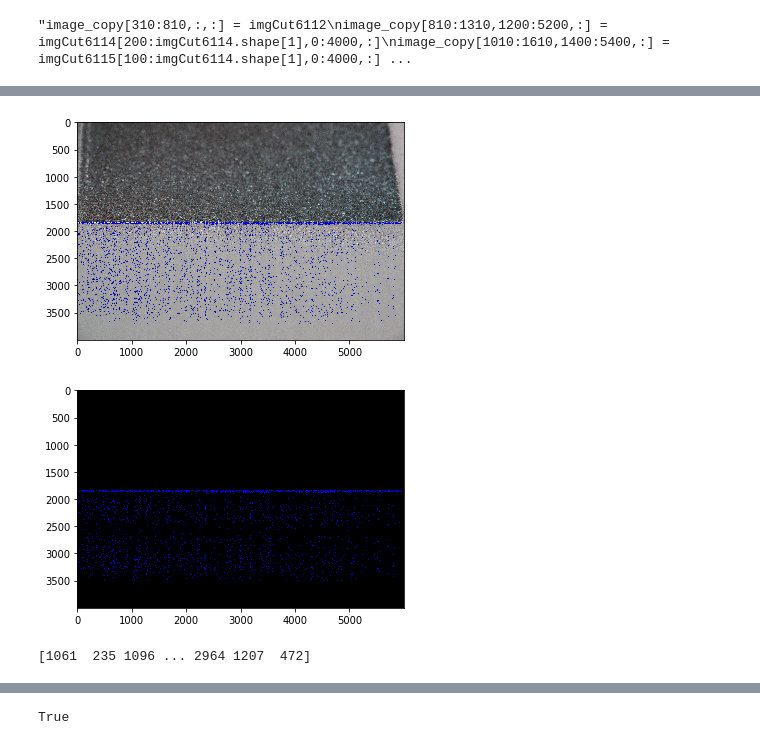
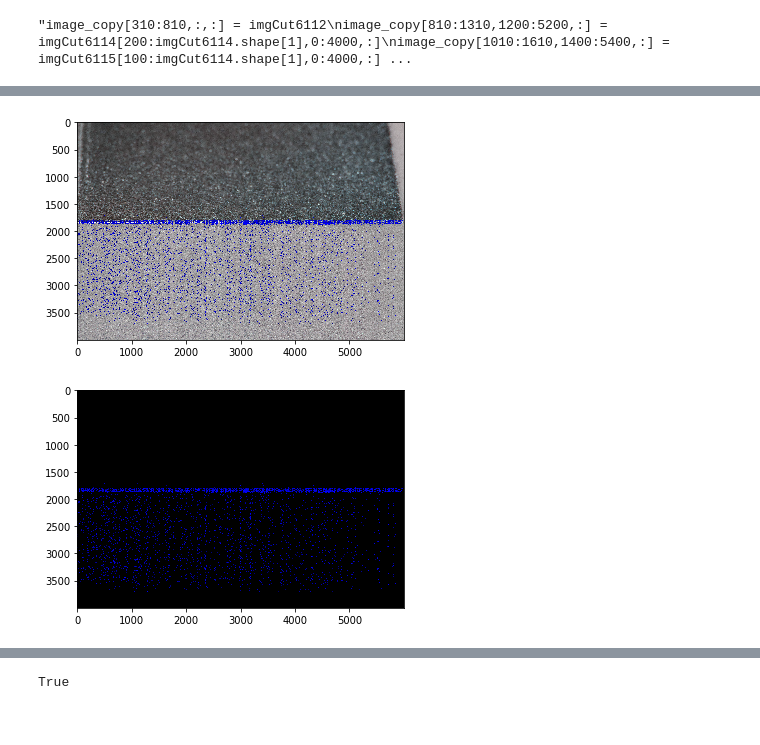
Before and after one commit to castrolin/image_proces, a Jupyter notebook: Combine_Figure.ipynb, the cells around one changed output, grey strips where cells are left out. Drawn from its saved outputs; the diff is of its cells as text; code cells hidden in the pictures.

```diff
--- a/Combine_Figure.ipynb
+++ b/Combine_Figure.ipynb
@@ -90,27 +91,27 @@ plt.show()
 # %%
-image_try = cv2.imread(r'image_spatter_area/6118.PNG')
+image_try = cv2.imread('final_result.jpg')
 n= 0
 for i in np.arange(1840,2340):
     for j in np.arange(0,image_try.shape[1]):
         if out_2[n,j,2]!= 0:
             image_try[i,j,:]=out_2[n,j,:]
     n=n+1
 for k in np.arange(1600,3300,100):
     n=0
     for i in np.arange(k,k+500):
         for j in np.arange(0,image_try.shape[1]):
             if out_1[n,j,2]!=0:
                 image_try[i,j,:]=out_1[n,j,:]
         n=n+1
 
 
 #cv2.imshow('image',image_try)
 #cv2.waitKey(0)
 
 plt.imshow(image_try)
 plt.show()
 # %% [output]
-[figure, old version]
+[figure, new version]
 # %%
 image_tt = image_try.copy()
 lower_red = np.array([0,120,70])
@@ -123,7 +124,7 @@ result_out[:,:,1]=0
 plt.imshow(result_out)
 plt.show()
 # %% [output]
-[figure, old version]
+[figure, new version]
 # %%
 from numpy.random import seed
 from numpy.random import randint
@@ -132,4 +137,0 @@ ran=randint(0,3000,3000)
-# %%
-print(ran)
-# %% [output]
-[1061  235 1096 ... 2964 1207  472]
```
Also changed, not shown: parts of 11 cells of this notebook, 8 other files.
